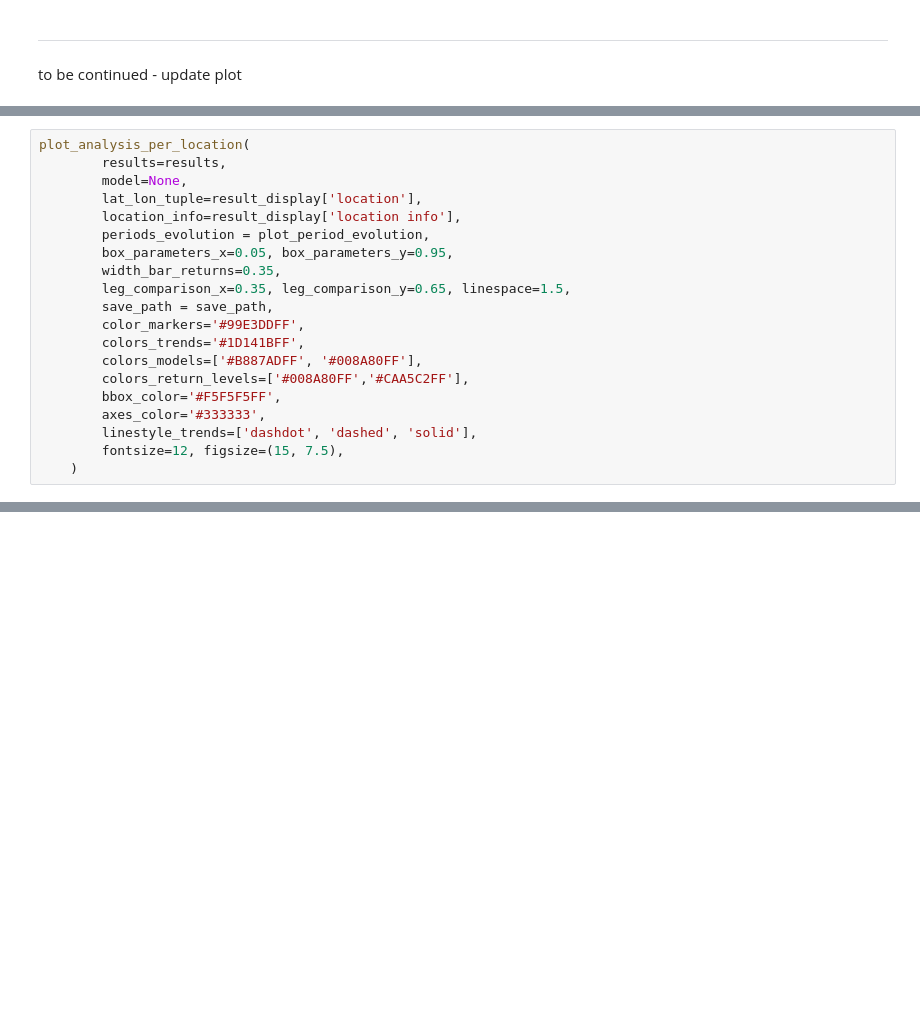
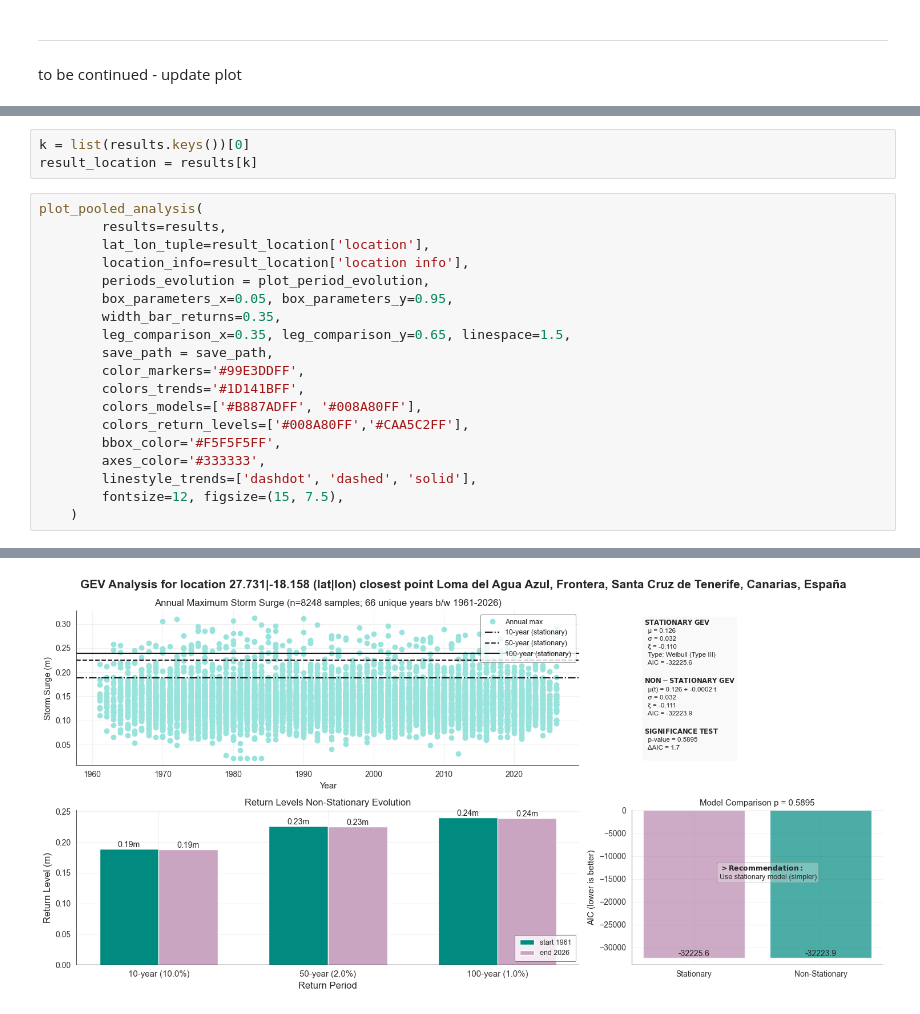
Before and after one commit to silviaelisabeth/SeaLevelExtremes, a Jupyter notebook: script/GEVmodel_pooled_all.ipynb, the cells around one changed output, grey strips where cells are left out. Cells and saved outputs as stored; diff of their text form; blank space fills up the shorter version.

Commit message:
running draft pooled model

```diff
--- a/script/GEVmodel_pooled_all.ipynb
+++ b/script/GEVmodel_pooled_all.ipynb
@@ -449,9 +570,11 @@ to be continued - update plot
+# %%
+k = list(results.keys())[0]
+result_location = results[k]
 # %%
-plot_analysis_per_location(
+plot_pooled_analysis(
         results=results,
-        model=None,
-        lat_lon_tuple=result_display['location'],
-        location_info=result_display['location info'],
+        lat_lon_tuple=result_location['location'],
+        location_info=result_location['location info'],
         periods_evolution = plot_period_evolution,
         box_parameters_x=0.05, box_parameters_y=0.95,
         width_bar_returns=0.35,
@@ -466,3 +589,4 @@ plot_analysis_per_location(
         linestyle_trends=['dashdot', 'dashed', 'solid'],
         fontsize=12, figsize=(15, 7.5),
     )
+# %% [output]
@@ -468,0 +595 @@ plot_analysis_per_location(
+[figure, added]
```
Also changed, not shown: parts of 7 cells of this notebook, 1 other file.
